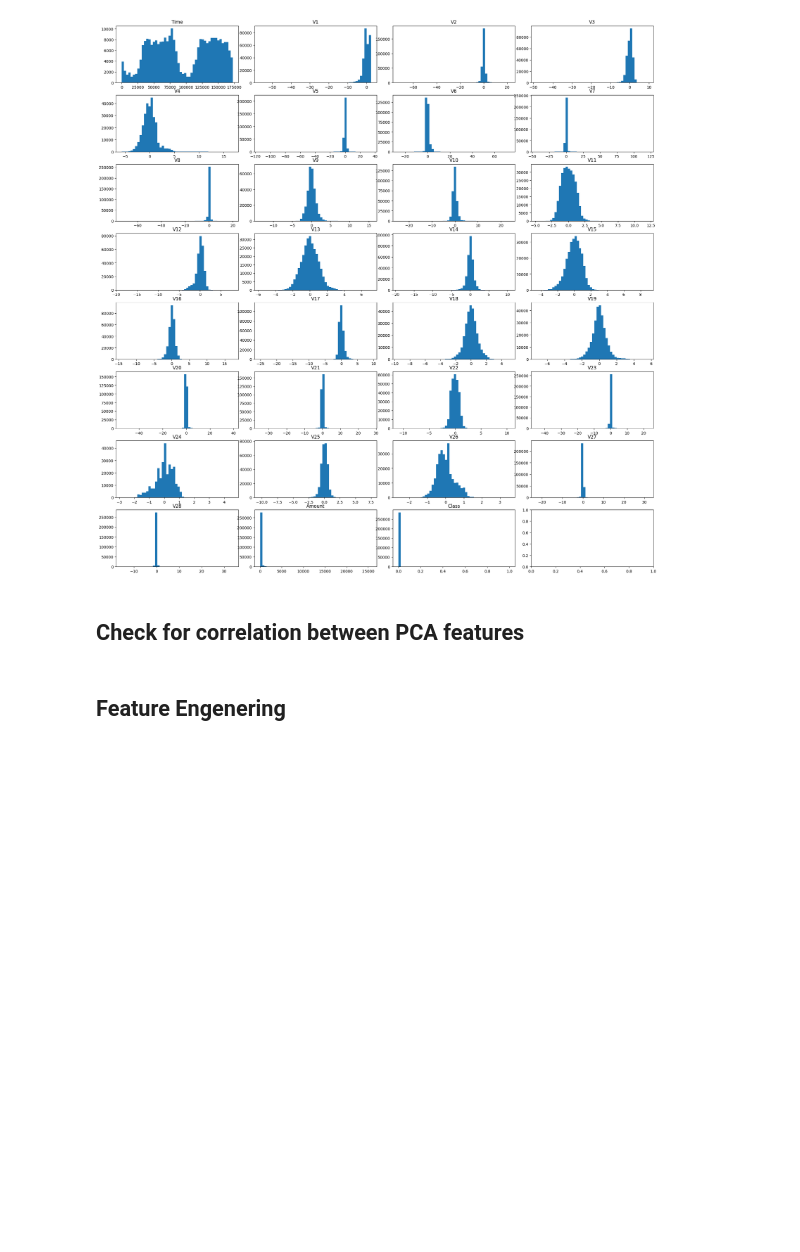
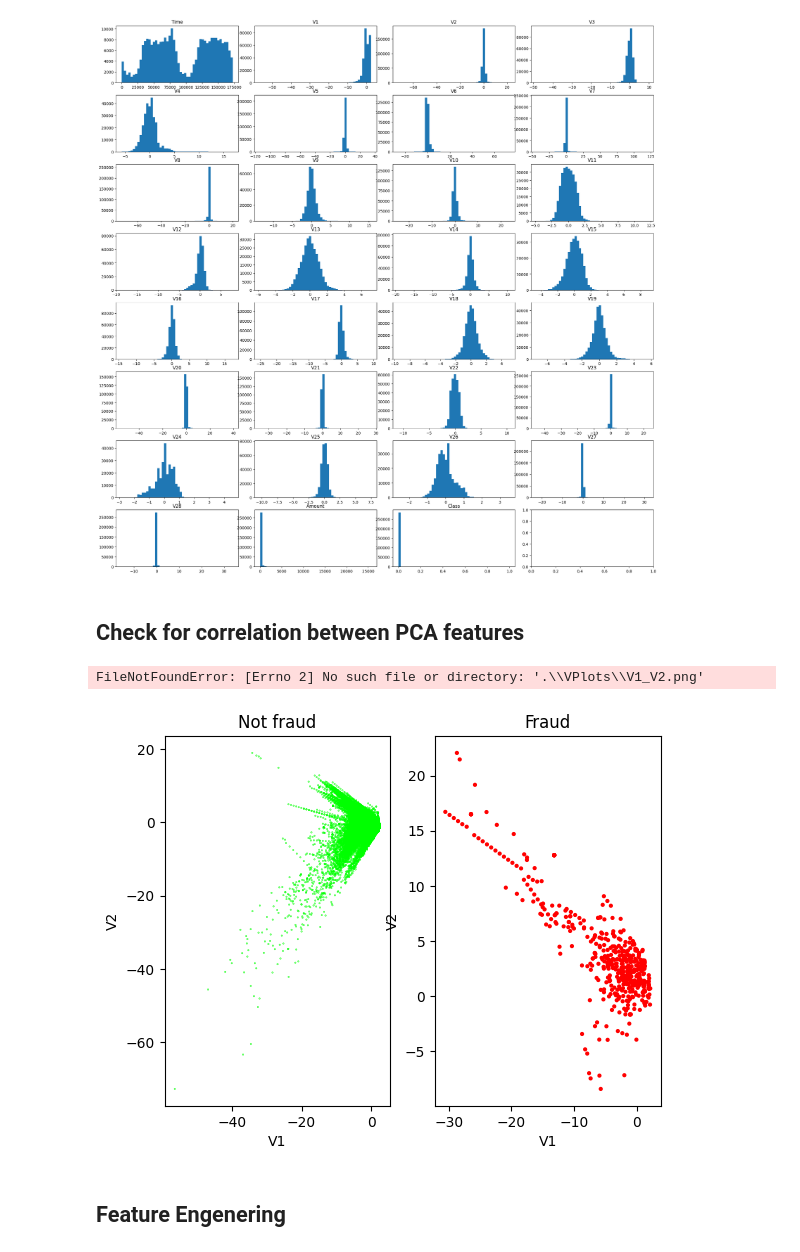
Before and after one commit to sigurdurb/credit-card-fraud-detector, a Jupyter notebook: DataAnalysis.ipynb, the cells around one changed output. Saved outputs shown, nothing was run; the diff lists cells and outputs as text; code cells hidden in the pictures; blank space fills up the shorter version.

Commit message:
Make PCA feature correlation plots more consistent

```diff
--- a/DataAnalysis.ipynb
+++ b/DataAnalysis.ipynb
@@ -161,5 +151,3 @@ for i , f_id in enumerate(credidcard_fraud_df.columns ):
     axs[i//4][i%4].set_title(f_id)
 # %% [output]
 [figure]
-# %% [markdown]
-## Check for correlation between PCA features
@@ -189,3 +154,39 @@ print('\n'.join(map(lambda x: f'{x[0]}:{x[1]} - {x[2]}', correlation_res)))
+# %% [markdown]
+## Check for correlation between PCA features
+# %%
+from itertools import combinations
+
+# Plot combination of two features
+
+columns = pd.Series(credidcard_fraud_df.columns)
+v_columns = columns[columns.str.startswith('V')]
+
+correlation_res = []
+
+for col_i, col_j in combinations(v_columns, 2):
+    correlation_res.append((col_i, col_j, credidcard_fraud_df[col_i].corr(credidcard_fraud_df[col_j])))
+
+    no_fraud = credidcard_fraud_df[credidcard_fraud_df['Class'] == 0]
+    plt.subplot(1, 2, 1)
+    plt.title('Not fraud')
+    plt.xlabel(col_i)
+    plt.ylabel(col_j)
+    plt.scatter(x=no_fraud[col_i], y=no_fraud[col_j], s=1.0, c=no_fraud['Class'].map(lambda _: "#00ff00"))
+
+    with_fraud = credidcard_fraud_df[credidcard_fraud_df['Class'] == 1]
+    plt.subplot(1, 2, 2)
+    plt.title('Fraud')
+    plt.xlabel(col_i)
+    plt.ylabel(col_j)
+    plt.scatter(x=with_fraud[col_i], y=with_fraud[col_j], s=1.0, c=with_fraud['Class'].map(lambda _: "#ff0000"))
+    plt.savefig(f".\\Vi_vj_plots\\{col_i}_{col_j}.png")
+    plt.clf()
+
+correlation_res.sort(key=lambda x: x[2], reverse=True)
+print('\n'.join(map(lambda x: f'{x[0]}:{x[1]} - {x[2]}', correlation_res)))
+# %% [output]
+FileNotFoundError: [Errno 2] No such file or directory: '.\\VPlots\\V1_V2.png'
+[figure, added]
 # %% [markdown]
 ## Feature Engenering
 # %%
```
Also changed, not shown: parts of 3 cells of this notebook.
